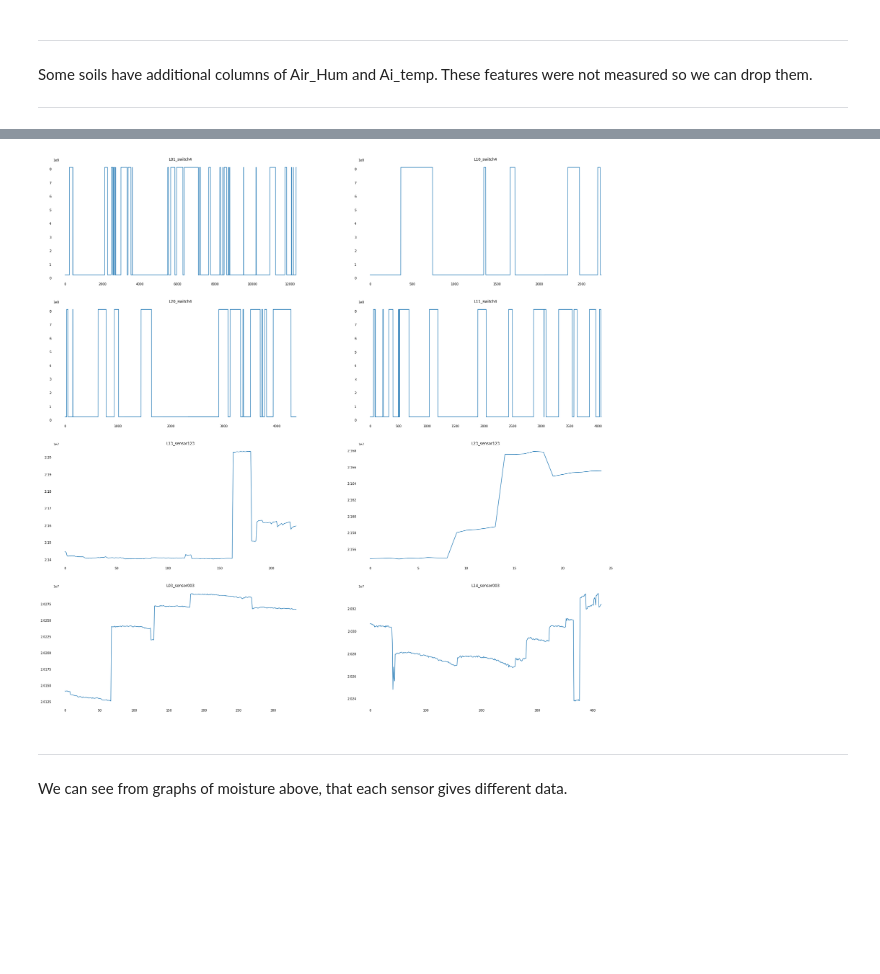
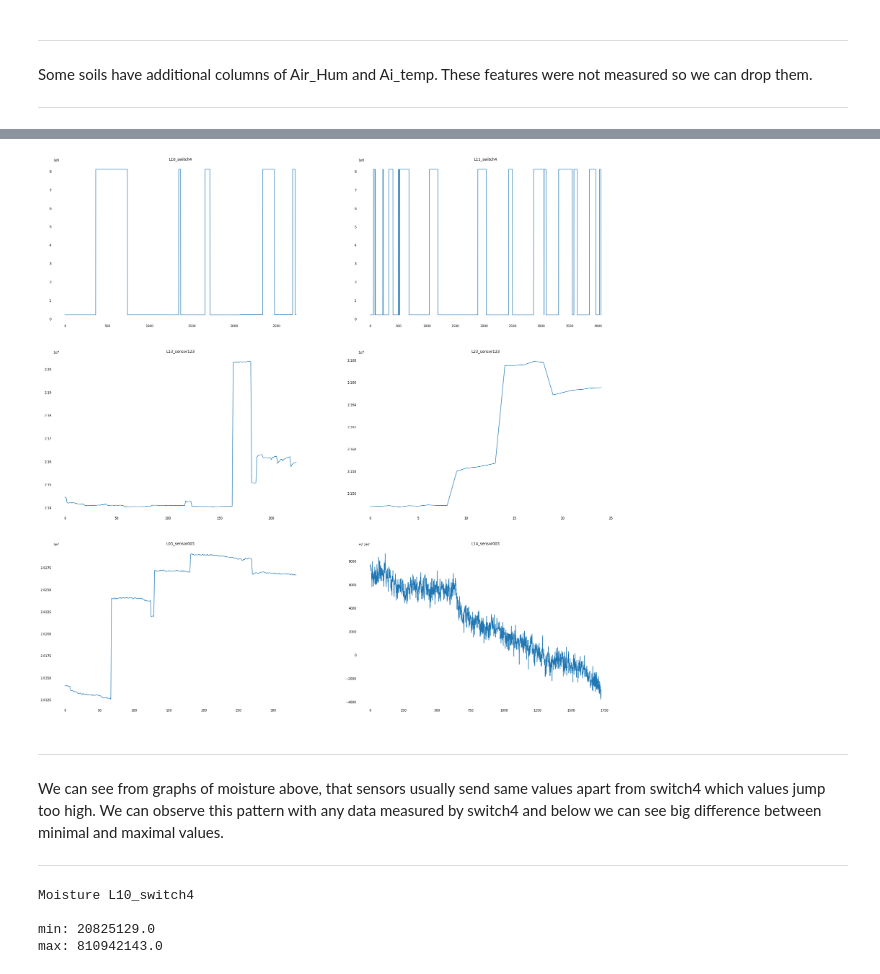
Before and after one commit to MarVig14/Data-project, a Jupyter notebook: development/Soil_analysis/Soil_analysis.ipynb, the cells around one changed output, grey strips where cells are left out. Cells and saved outputs as stored; diff of their text form; code cells hidden in the pictures; blank space fills up the shorter version.

Commit message:
soil analysis update

```diff
--- a/development/Soil_analysis/Soil_analysis.ipynb
+++ b/development/Soil_analysis/Soil_analysis.ipynb
@@ -3,7 +5,7 @@
 import matplotlib.pyplot as plt
 import pandas as pd
 # %%
-list_data = ['L01_switch4', 'L10_switch4', 'L20_switch4', 'L11_switch4', 'L13_sensor123','L23_sensor123', 'L03_sensor003', 'L14_sensor003']
+list_data = ['L10_switch4', 'L11_switch4', 'L13_sensor123','L23_sensor123', 'L03_sensor003', 'L14_sensor003']
 
 data = {}
 for i in list_data:
@@ -12,5 +14,4 @@ for i in list_data:
 
 for key, value in data.items():
     print('{}\n{}\n'. format(key, data[key].head(3)))
-    8
 # %% [output]
@@ -39,12 +40,7 @@ Some soils have additional columns of Air_Hum and Ai_temp. These features were n
 # %%
 # drop Air_Hum, Air_temp columns
 
-drop_data = ['L03_sensor003', 'L13_sensor123', 'L14_sensor003', 'L23_sensor123']
+drop_data = ['L13_sensor123', 'L23_sensor123', 'L03_sensor003']
 
 for i in drop_data:
     data[i] = data[i].drop(['Air_Hum', 'Air_temp'], axis = 1)
-# %%
-# print soils again
-
-for key, value in data.items():
-    print('{}\n{}\n'. format(key, data[key].head(3)))
@@ -69,18 +47,13 @@ L10_switch4
 # %%
 fig = plt.figure(figsize = (32, 32))
 
-for i in range(0,8):
-    ax = fig.add_subplot(4,2,i+1)
+for i in range(0,6):
+    ax = fig.add_subplot(3,2,i+1)
 
     ax.plot(data[list_data[i]]['Moisture'], label = 'Moisture')
     ax.set_title(list_data[i])
     for key in ax.spines:
         ax.spines[key].set_visible(False)
     ax.tick_params(bottom = False, top = False, left = False, right = False)
-
-plt.show()
 # %% [output]
-[figure, old version]
+[figure, new version]
-# %% [markdown]
----
-We can see from graphs of moisture above, that each sensor gives different data.
@@ -114,0 +60,12 @@ data['L14'].head(20)
+# %% [markdown]
+---
+We can see from graphs of moisture above, that sensors usually send same values apart from switch4 which values jump too high. We can observe this pattern with any data measured by switch4 and below we can see big difference between minimal and maximal values.
+
+---
+# %%
+print('Moisture L10_switch4\n\nmin: {}\nmax: {}'.format(data['L10_switch4']['Moisture'].min(), data['L10_switch4']['Moisture'].max()))
+# %% [output]
+Moisture L10_switch4
+
+min: 20825129.0
+max: 810942143.0
```
Also changed, not shown: parts of 18 cells of this notebook.
